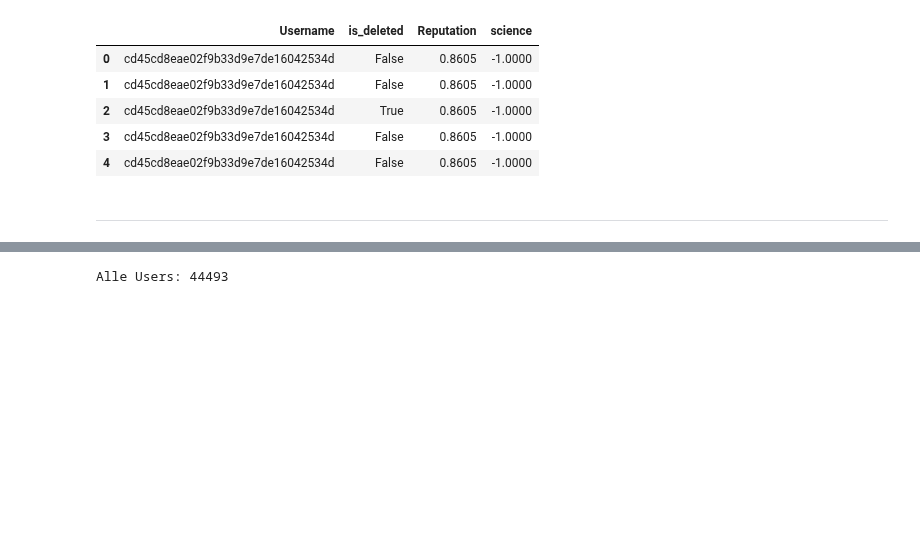
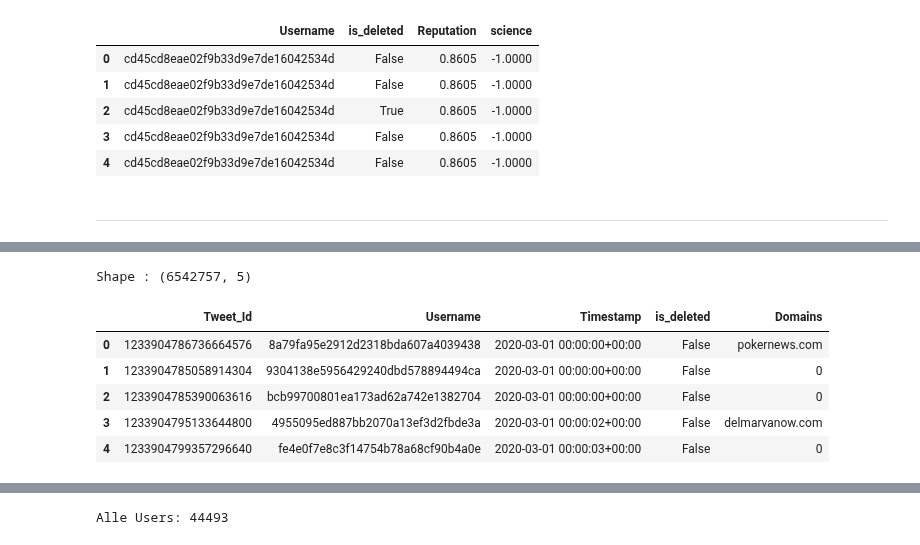
Before and after one commit to MoSamani/Deleted-Tweets, a Jupyter notebook: user_polarisiation/Plot_science_Polarisiation.ipynb, the cells around one changed output, grey strips where cells are left out. Saved outputs shown, nothing was run; the diff lists cells and outputs as text; code cells hidden in the pictures; blank space fills up the shorter version.

```diff
--- a/user_polarisiation/Plot_science_Polarisiation.ipynb
+++ b/user_polarisiation/Plot_science_Polarisiation.ipynb
@@ -90,0 +106,15 @@ Form : (905746, 4)
+# %%
+path_tweetscov19 = '../data/df_tweetscov19_afterlockdown.tsv'
+
+df_tweetscov19 = pd.read_csv(path_tweetscov19, sep='\t', error_bad_lines=False, names=['Tweet_Id', 'Username', 'Timestamp', 'is_deleted', 'Domains'])
+
+print('Shape :', df_tweetscov19.shape)
+df_tweetscov19.head()
+# %% [output]
+Shape : (6542757, 5)
+|  | Tweet_Id | Username | Timestamp | is_deleted | Domains |
+| 0 | 1233904786736664576 | 8a79fa95e2912d2318bda607a4039438 | 2020-03-01 00:00:00+00:00 | False | pokernews.com |
+| 1 | 1233904785058914304 | 9304138e5956429240dbd578894494ca | 2020-03-01 00:00:00+00:00 | False | 0 |
+| 2 | 1233904785390063616 | bcb99700801ea173ad62a742e1382704 | 2020-03-01 00:00:00+00:00 | False | 0 |
+| 3 | 1233904795133644800 | 4955095ed887bb2070a13ef3d2fbde3a | 2020-03-01 00:00:02+00:00 | False | delmarvanow.com |
+| 4 | 1233904799357296640 | fe4e0f7e8c3f14754b78a68cf90b4a0e | 2020-03-01 00:00:03+00:00 | False | 0 |
```
Also changed, not shown: parts of 12 cells of this notebook, 19 other files.
